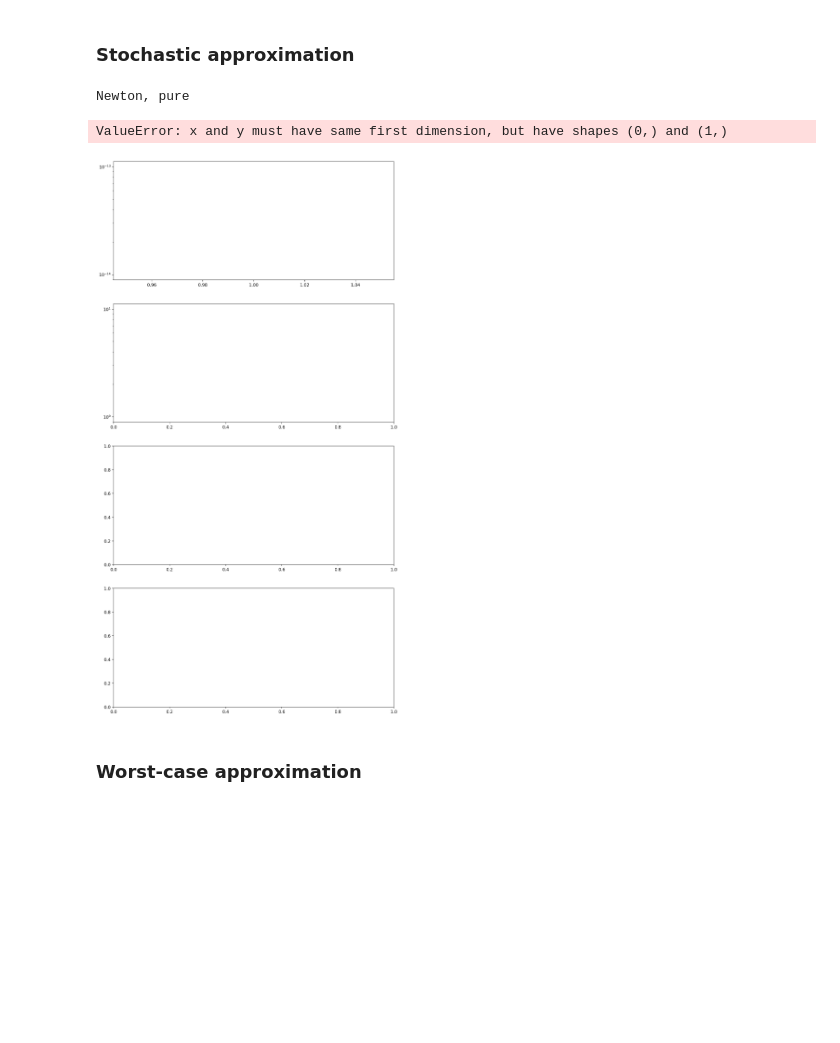
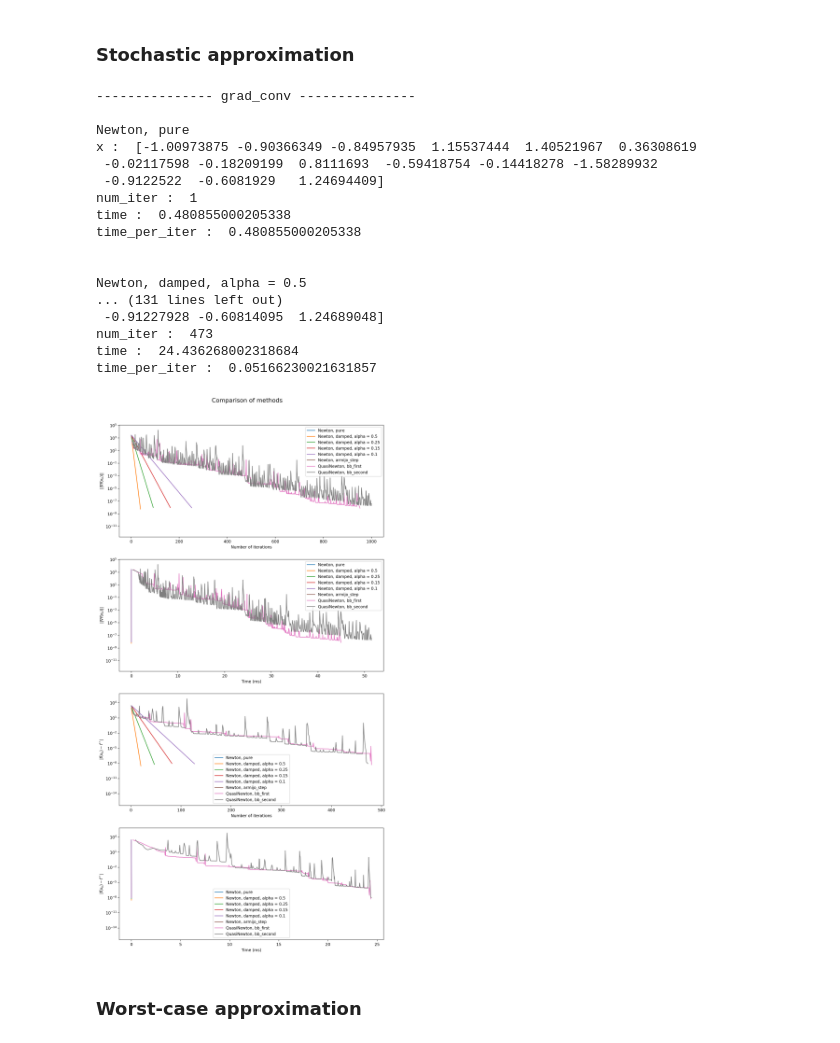
Before and after one commit to Lightingale/robust-optimization, a Jupyter notebook: NewtonComparison.ipynb, the cells around one changed output. Cells and saved outputs as stored; diff of their text form; code cells hidden in the pictures; blank space fills up the shorter version.

```diff
--- a/NewtonComparison.ipynb
+++ b/NewtonComparison.ipynb
@@ -40,8 +40,6 @@ def Newton(f, gradf, hessf, x0, epsilon, num_iter,
     iteration = 0
     opt_args = {"f": f, "gradf": gradf}
     opt_args.update(kwargs)
-    if convergence.__name__ == 'func_conv':
-        print(opt_args['f_true'])
     conv_values = []
     timestamps = []
     start = timer()
@@ -53,7 +51,7 @@ def Newton(f, gradf, hessf, x0, epsilon, num_iter,
         alpha = step_selection(x, h, **opt_args)
         x = x + alpha * h
         conv_value = convergence(x, **opt_args)
-        timestamps.append()
+        timestamps.append(timer() - start)
         conv_values.append(conv_value)
         if conv_value < epsilon:
             break
@@ -106,23 +104,25 @@ def QuasiNewton(f, gradf, hessf, x0, epsilon, num_iter,  # hessf not used
 # %% [markdown]
 Problem description is located at [Overleaf](https://www.overleaf.com/read/tbjdmwpxrycg).
 # %%
-N = 5
-A0 = np.diag(np.random.uniform(-10, 10, N))
-A1 = np.random.uniform(-1, 1, (N, N))
+N = 10
+M = 15
+A0 = np.random.uniform(-10, 10, (N, M))
+A1 = np.random.uniform(-1, 1, (N, M))
 b = np.random.uniform(-10, 10, N)
 # %% [markdown]
 ### Stochastic approximation
 # %%
 def show_res(f, gradf, hessf, x0, epsilon, num_iter, method, axs,
              step, convergence=grad_conv, conv_arg=None, value=None):
+    meth_args = {"f_true": conv_arg, "alpha": value}
     result = method(f, gradf, hessf, x0, epsilon, num_iter, step,
-                    convergence, f_true=conv_arg, alpha=value)
+                    convergence, **meth_args)
     label = method.__name__ + ", " + step.__name__
     if value is not None:
         label += ", alpha = " + str(value)
     print(label)
 
-    iaxs = int(convergence.__name__ != 'grad_conv')
+    iaxs = int(convergence.__name__ != 'grad_conv') * 2
     axs[iaxs].semilogy(np.arange(1, result['num_iter'] + 1), result['conv_values'], label=label)
     axs[iaxs + 1].semilogy(result['timestamps'], result['conv_values'], label=label)
     for key, value in result.items():
@@ -133,22 +133,23 @@ def show_res(f, gradf, hessf, x0, epsilon, num_iter, method, axs,
 
 def compare(f, gradf, hessf, x0, epsilon, num_iter, damped_values):
     # Best solution for func_conv
-    f_true = Newton(f, gradf, hessf, x0, epsilon**3, num_iter * 100)
+    f_true = f(Newton(f, gradf, hessf, x0, epsilon**3, num_iter * 100)['x'])
     convergence = [grad_conv, func_conv]
     conv_arg = [None, f_true]
-
+    method = [Newton, Newton, Newton, QuasiNewton, QuasiNewton]
+    step = [pure, damped, armijo_step, bb_first, bb_second]
 
     fig, axs = plt.subplots(4, 1, figsize=(12, 24), dpi=200)
-    for i in [0, 1]:
-        show_res(f, gradf, hessf, x0, epsilon, num_iter, Newton, axs,
-                 pure, convergence[i], conv_arg[i])
-        for val in damped_values:
-            show_res(f, gradf, hessf, x0, epsilon, num_iter, Newton, axs,
-                     damped, convergence[i], conv_arg[i], value=val)
-        show_res(f, gradf, hessf, x0, epsilon, num_iter, QuasiNewton, axs,
-                 bb_first, convergence[i], conv_arg[i])
-        show_res(f, gradf, hessf, x0, epsilon, num_iter, QuasiNewton, axs,
-                 bb_second, convergence[i], conv_arg[i])
+    for i in range(len(convergence)):
+        print("\n--------------- %s ---------------\n" % convergence[i].__name__)
+        for j in range(len(step)):
+            if step[j].__name__ == 'damped':
+                for val in damped_values:
+                    show_res(f, gradf, hessf, x0, epsilon, num_iter, method[j], axs,
+                             step[j], convergence[i], conv_arg[i], value=val)
+            else:
+                show_res(f, gradf, hessf, x0, epsilon, num_iter, method[j], axs,
+                         step[j], convergence[i], conv_arg[i])
 
     axs[0].set_xlabel("Number of iterations")
     axs[0].set_ylabel(r"$||\nabla f(x_k)||$")
@@ -175,10 +176,25 @@ def gradf_stoch(x):
 def hessf_stoch(x):
     return 2 * A0.T @ A0 + 2 / 3 * A1.T @ A1
 # %%
-compare(f_stoch, gradf_stoch, hessf_stoch, np.random.rand(N), 1e-8, 1000, [0.5, 0.25])
+compare(f_stoch, gradf_stoch, hessf_stoch, np.random.rand(M), 1e-8, 1000, [0.5, 0.25, 0.15, 0.1])
 # %% [output]
+--------------- grad_conv ---------------
+
 Newton, pure
+x :  [-1.00973875 -0.90366349 -0.84957935  1.15537444  1.40521967  0.36308619
+ -0.02117598 -0.18209199  0.8111693  -0.59418754 -0.14418278 -1.58289932
+ -0.9122522  -0.6081929   1.24694409]
+num_iter :  1
+time :  0.480855000205338
+time_per_iter :  0.480855000205338
+
+
+Newton, damped, alpha = 0.5
+... (131 lines left out)
+ -0.91227928 -0.60814095  1.24689048]
+num_iter :  473
+time :  24.436268002318684
+time_per_iter :  0.05166230021631857
-ValueError: x and y must have same first dimension, but have shapes (0,) and (1,)
-[figure, old version]
+[figure, new version]
 # %% [markdown]
 ### Worst-case approximation
```
Also changed, not shown: parts of 3 cells of this notebook.
